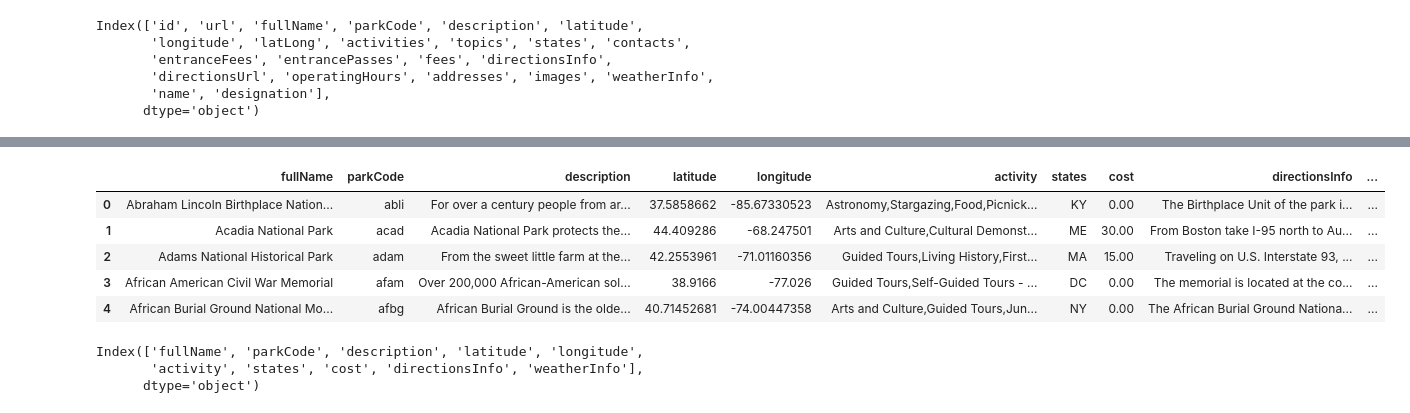
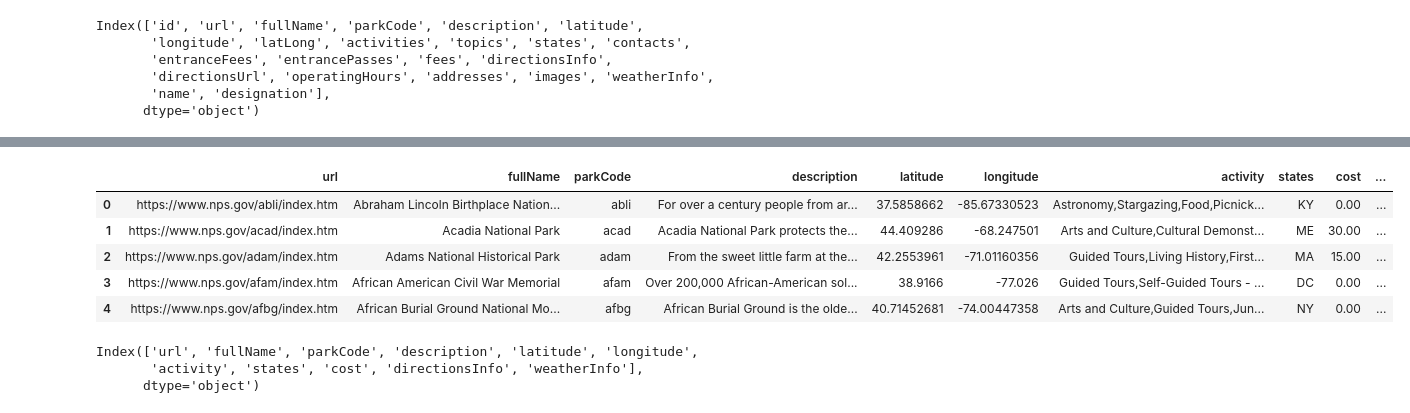
Before and after one commit to hthelander/Project-3, a Jupyter notebook: Python/nps.ipynb, the cells around one changed output, grey strips where cells are left out. Cells and saved outputs as stored; diff of their text form; code cells hidden in the pictures.

```diff
--- a/Python/nps.ipynb
+++ b/Python/nps.ipynb
@@ -80,7 +79,7 @@ Index(['id', 'url', 'fullName', 'parkCode', 'description', 'latitude',
        'name', 'designation'],
       dtype='object')
 # %%
-clean_df = nps_df.loc[:, ["fullName", "parkCode", "description", "latitude", "longitude", "activities",
+clean_df = nps_df.loc[:, ["url", "fullName", "parkCode", "description", "latitude", "longitude", "activities",
                            "states", "entranceFees", "directionsInfo", "weatherInfo"]]
 clean_df
 # %% [output]
@@ -121,17 +120,17 @@ clean_df.head()
 # %%
-clean_df = clean_df.loc[:, ["fullName", "parkCode", "description", "latitude", "longitude", "activity",
+clean_df = clean_df.loc[:, ["url", "fullName", "parkCode", "description", "latitude", "longitude", "activity",
                            "states", "cost", "directionsInfo", "weatherInfo"]]
 clean_df.head()
 # %% [output]
-|  | fullName | parkCode | description | latitude | longitude | activity | states | cost | directionsInfo | ... |
-| 0 | Abraham Lincoln Birthplace Nation... | abli | For over a century people from ar... | 37.5858662 | -85.67330523 | Astronomy,Stargazing,Food,Picnick... | KY | 0.00 | The Birthplace Unit of the park i... | ... |
-| 1 | Acadia National Park | acad | Acadia National Park protects the... | 44.409286 | -68.247501 | Arts and Culture,Cultural Demonst... | ME | 30.00 | From Boston take I-95 north to Au... | ... |
-| 2 | Adams National Historical Park | adam | From the sweet little farm at the... | 42.2553961 | -71.01160356 | Guided Tours,Living History,First... | MA | 15.00 | Traveling on U.S. Interstate 93, ... | ... |
-| 3 | African American Civil War Memorial | afam | Over 200,000 African-American sol... | 38.9166 | -77.026 | Guided Tours,Self-Guided Tours - ... | DC | 0.00 | The memorial is located at the co... | ... |
-| 4 | African Burial Ground National Mo... | afbg | African Burial Ground is the olde... | 40.71452681 | -74.00447358 | Arts and Culture,Guided Tours,Jun... | NY | 0.00 | The African Burial Ground Nationa... | ... |
+|  | url | fullName | parkCode | description | latitude | longitude | activity | states | cost | ... |
+| 0 | https://www.nps.gov/abli/index.htm | Abraham Lincoln Birthplace Nation... | abli | For over a century people from ar... | 37.5858662 | -85.67330523 | Astronomy,Stargazing,Food,Picnick... | KY | 0.00 | ... |
+| 1 | https://www.nps.gov/acad/index.htm | Acadia National Park | acad | Acadia National Park protects the... | 44.409286 | -68.247501 | Arts and Culture,Cultural Demonst... | ME | 30.00 | ... |
+| 2 | https://www.nps.gov/adam/index.htm | Adams National Historical Park | adam | From the sweet little farm at the... | 42.2553961 | -71.01160356 | Guided Tours,Living History,First... | MA | 15.00 | ... |
+| 3 | https://www.nps.gov/afam/index.htm | African American Civil War Memorial | afam | Over 200,000 African-American sol... | 38.9166 | -77.026 | Guided Tours,Self-Guided Tours - ... | DC | 0.00 | ... |
+| 4 | https://www.nps.gov/afbg/index.htm | African Burial Ground National Mo... | afbg | African Burial Ground is the olde... | 40.71452681 | -74.00447358 | Arts and Culture,Guided Tours,Jun... | NY | 0.00 | ... |
 # %%
 clean_df.columns
 # %% [output]
-Index(['fullName', 'parkCode', 'description', 'latitude', 'longitude',
+Index(['url', 'fullName', 'parkCode', 'description', 'latitude', 'longitude',
        'activity', 'states', 'cost', 'directionsInfo', 'weatherInfo'],
       dtype='object')
```
Also changed, not shown: parts of 7 cells of this notebook, 9 other files.
